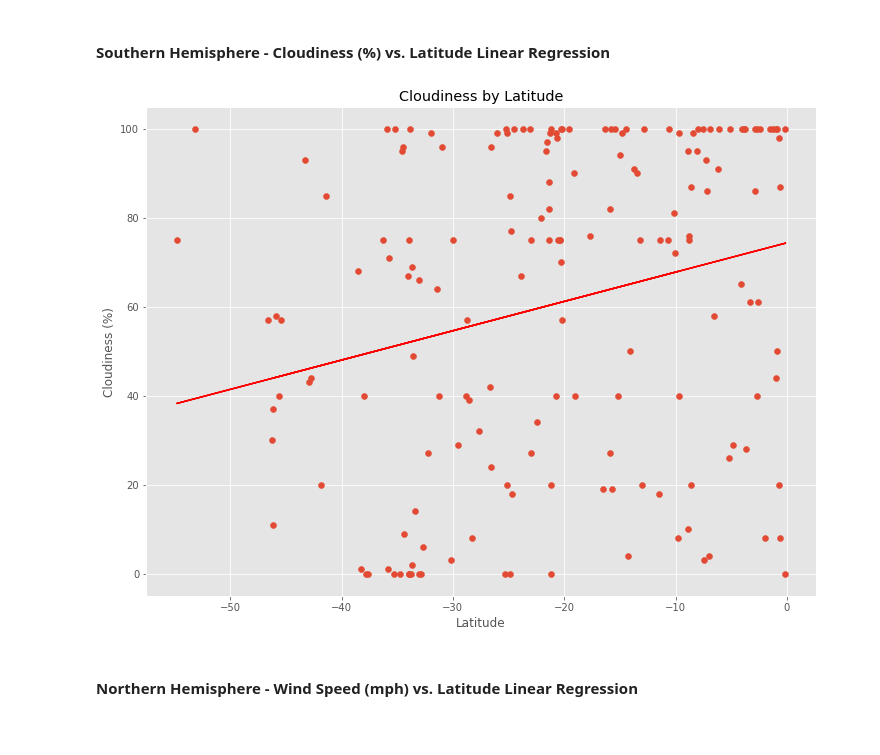
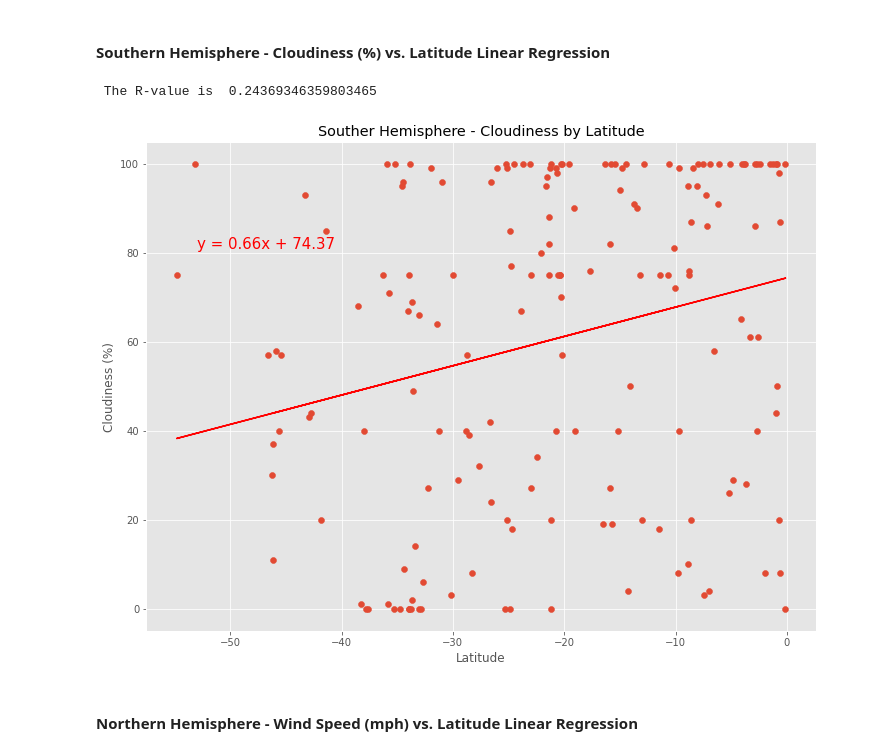
Before and after one commit to Torkfin/python-api-challenge, a Jupyter notebook: WeatherPy/WeatherPy-Final.ipynb, the cells around one changed output. Drawn from its saved outputs; the diff is of its cells as text; code cells hidden in the pictures.

```diff
--- a/WeatherPy/WeatherPy-Final.ipynb
+++ b/WeatherPy/WeatherPy-Final.ipynb
@@ -488,23 +501,25 @@ plt.savefig("North Cloud VS Lat Reg.png")
 # %%
 # Perform Regression and Plot Results
 
 x_values = south_cities["latitude"]
 y_values = south_cities["cloudiness"]
 (slope, intercept, rvalue, pvalue, stderr) = linregress(x_values, y_values)
 regress_values = x_values * slope + intercept
+print(f" The R-value is " , rvalue)
 
-# Print the Regression formula
+# Print the Regression formula()
 line_eq = "y = " + str(round(slope,2)) + "x + " + str(round(intercept,2))
 
 # Print scatter plot
 plt.scatter(x_values,y_values)
 plt.plot(x_values,regress_values,"r-")
-plt.annotate(line_eq,(6,10),fontsize=15,color="red")
+plt.annotate(line_eq,(-53,81),fontsize=15,color="red")
 plt.xlabel("Latitude")
 plt.ylabel("Cloudiness (%)")
-plt.title(f"Cloudiness by Latitude")
+plt.title(f"Souther Hemisphere - Cloudiness by Latitude")
 
 plt.savefig("South Clouds VS Lat Reg.png")
 # %% [output]
+ The R-value is  0.24369346359803465
-[figure, old version]
+[figure, new version]
 # %%
```
Also changed, not shown: parts of 9 cells of this notebook.
